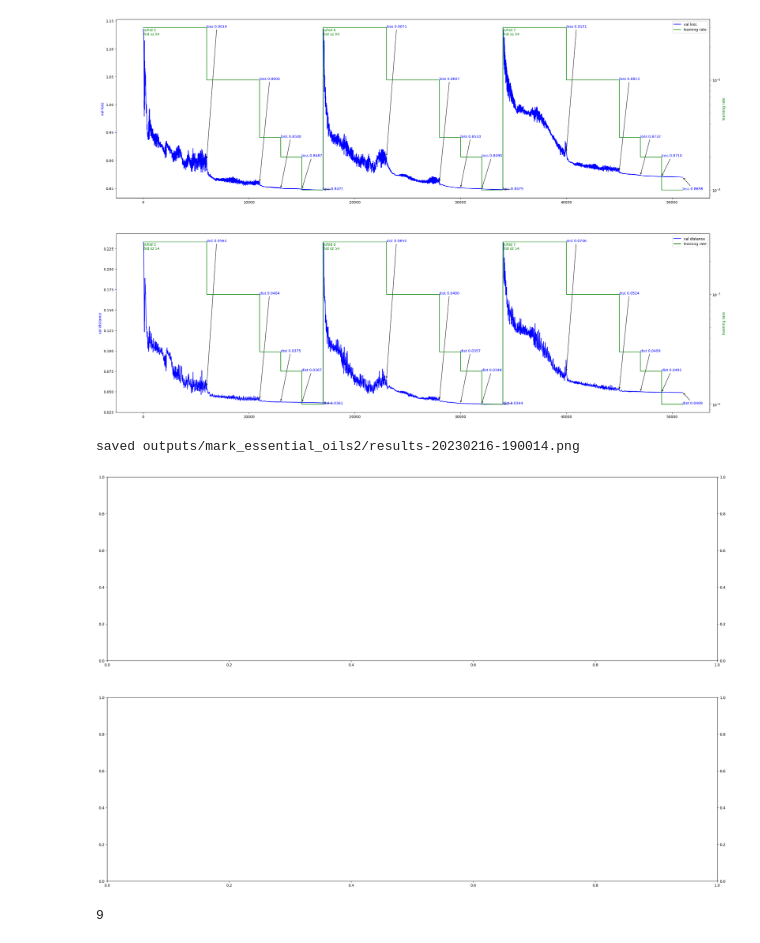
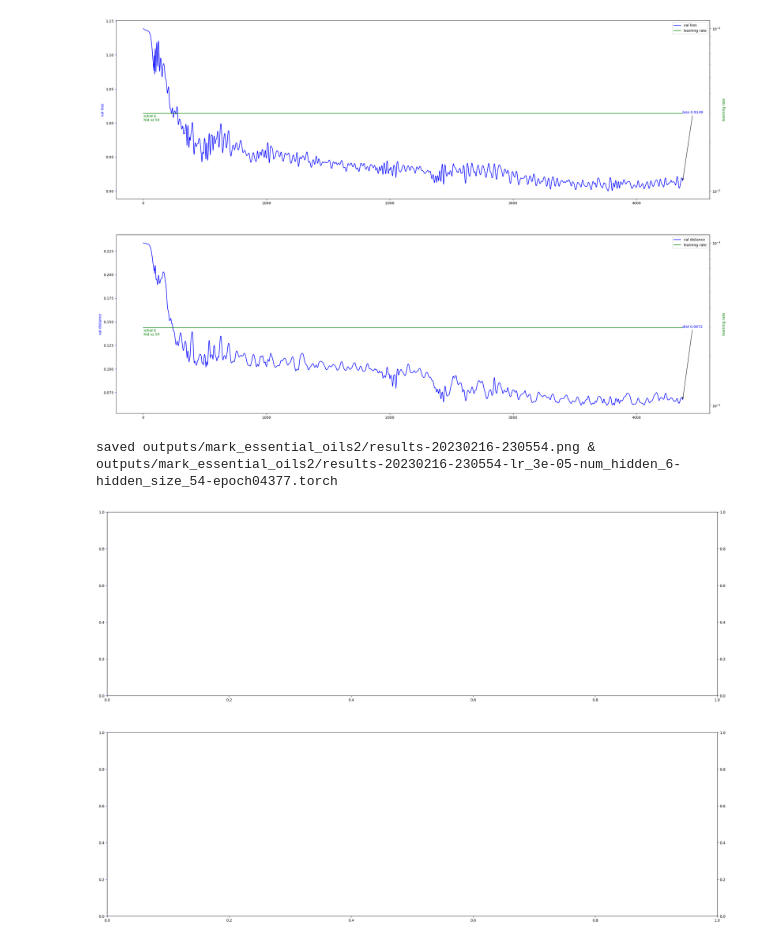
Before and after one commit to timh/nn-202302, a Jupyter notebook: mark_essential_oils2.ipynb, the cells around one changed output. Drawn from its saved outputs; the diff is of its cells as text; code cells hidden in the pictures.

```diff
--- a/mark_essential_oils2.ipynb
+++ b/mark_essential_oils2.ipynb
@@ -80,8 +81,9 @@ def reset_plot():
 num_mol = len(cfg.all_mol_names)
 hp_num_batches = 10
 hp_batch_size = 1000
-hp_learning_rates = {3e-5: 6000, 1e-5: 5000, 3e-6: 2000, 2e-6: 2000, 1e-6: 2000}
-hp_num_hidden = [5, 6, 7]
+# hp_learning_rates = {3e-5: 4000, 1e-5: 5000, 3e-6: 5000, 2e-6: 5000, 1e-6: 5000}
+hp_learning_rates = {3e-5: 4377}
+hp_num_hidden = [6]
 # hp_hidden_size = [num_mol * 6, num_mol * 8, num_mol * 10]
 hp_hidden_size = [num_mol * 6]
 
@@ -92,8 +94,8 @@ data_train = gen_examples(cfg, hp_num_batches, hp_batch_size)
 data_val = gen_examples(cfg, hp_num_batches, hp_batch_size)
 
 timestr = datetime.datetime.now().strftime("%Y%m%d-%H%M%S")
-filename = ["outputs", "mark_essential_oils2", "results-" + timestr + ".png"]
-filename = "/".join(filename)
+base_filename = ["outputs", "mark_essential_oils2", "results-" + timestr]
+base_filename = "/".join(base_filename)
 
 total_epochs = 0
 for num_hidden in hp_num_hidden:
@@ -154,39 +156,38 @@ for num_hidden in hp_num_hidden:
                         yoff = (anno.text.count("\n") + 1) * -15
                         color = color_lr
                         kvargs = dict(xytext=(xoff, yoff), textcoords='offset pixels')
                         use_axes = axes_lr
 
                     elif anno.axes == axes.get_label():
                         color = color_val
                         use_axes = axes
 
                         if anno.textxy is not None:
                             # con = ConnectionPatch(xyA=anno.xy, axesA=axes,
                             #                       xyB=anno.textxy, axesB=axes_lr,
                             #                       coordsA="data", coordsB="data")
                             # axes_lr.add_artist(con)
                             kvargs = dict(xytext=anno.textxy, textcoords=axes_lr.transData, arrowprops=dict(arrowstyle='->'))
                     else:
                         continue
 
                     use_axes.annotate(text=anno.text, xy=anno.xy, color=color, **kvargs)
 
             display.clear_output(True)
             display.display(fig)
 
             epochs_at_lr += epochs
             total_epochs += epochs
 
-            fig.savefig(filename)
-            print(f"saved {filename}")
+            torch_filename = f"{base_filename}-lr_{lr}-num_hidden_{num_hidden}-hidden_size_{hidden_size}-epoch{epochs_at_lr:05}.torch"
+            torch.save(cfg.net, torch_filename)
+            img_filename = f"{base_filename}.png"
+            fig.savefig(img_filename)
+            print(f"saved {img_filename} & {torch_filename}")
 
             for ax in [*all_axes, *all_axes_lr]:
                 ax.clear()
 # %% [output]
-[figure, old version]
+[figure, new version]
-saved outputs/mark_essential_oils2/results-20230216-190014.png
+saved outputs/mark_essential_oils2/results-20230216-230554.png & outputs/mark_essential_oils2/results-20230216-230554-lr_3e-05-num_hidden_6-hidden_size_54-epoch04377.torch
 [figure]
-# %%
-num_mol
-# %% [output]
-9
```
Also changed, not shown: parts of 2 cells of this notebook.
